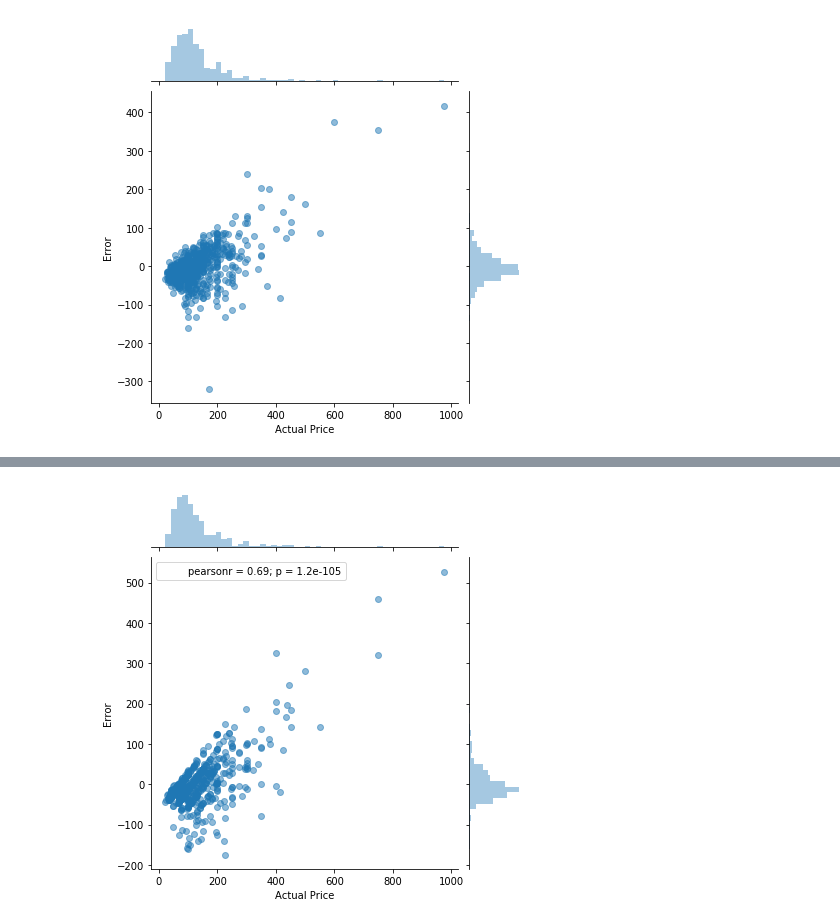
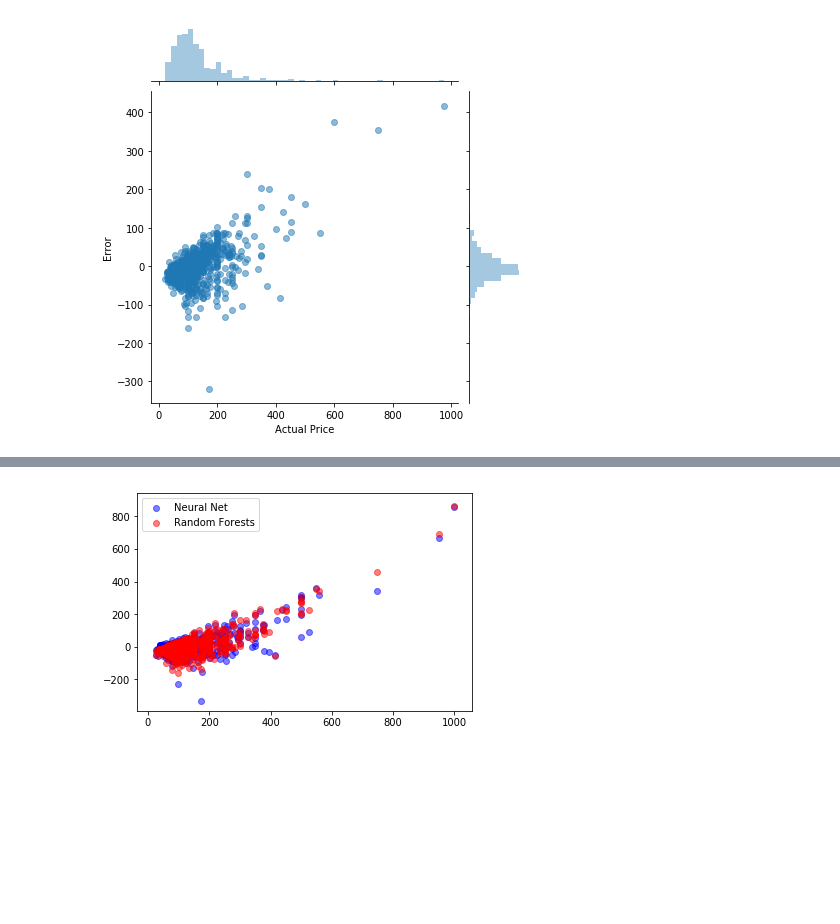
Before and after one commit to joshkeating/inf370-final-project, a Jupyter notebook: analysis.ipynb, the cells around one changed output, grey strips where cells are left out. Cells and saved outputs as stored; diff of their text form; code cells hidden in the pictures; blank space fills up the shorter version.

```diff
--- a/analysis.ipynb
+++ b/analysis.ipynb
@@ -247,6 +248,7 @@ plt.show(ax)
-# %%
-ax = sns.jointplot(x=test_outcome, y=test_outcome - grid.predict(test_features), alpha = .5)
-ax = (ax.set_axis_labels("Actual Price", "Error"))
-plt.show(ax)
-# %% [output]
-[figure, removed]
+# %%
+plt.scatter(test_outcome,test_outcome - nn_grid.predict(test_features),color='b', alpha = .5, label = 'Neural Net')
+plt.scatter(test_outcome,test_outcome - grid.predict(test_features),color='r', alpha = .5, label = 'Random Forests')
+plt.legend(loc='upper left')
+plt.show()
+# %% [output]
+[figure, added]
```
Also changed, not shown: parts of 6 cells of this notebook.
